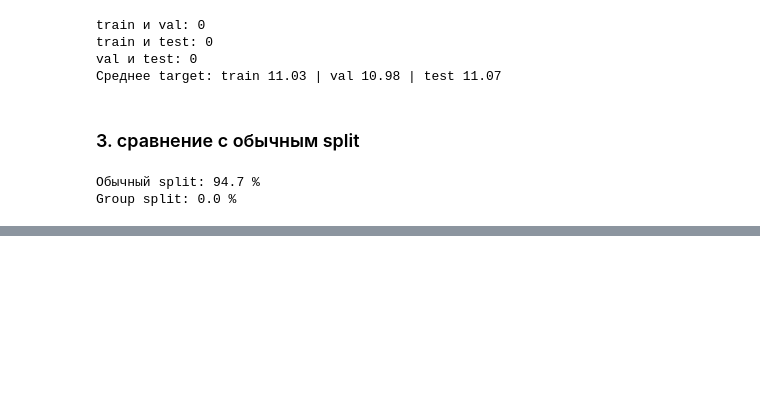
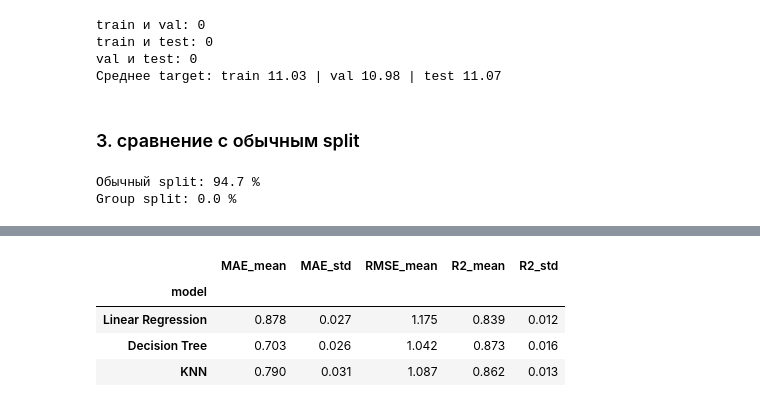
Before and after one commit to isk0nka-dot/Vehicle-Fuel-Efficiency, a Jupyter notebook: notebooks/midterm.ipynb, the cells around one changed output, grey strips where cells are left out. Saved outputs shown, nothing was run; the diff lists cells and outputs as text; code cells hidden in the pictures; blank space fills up the shorter version.

```diff
--- a/notebooks/midterm.ipynb
+++ b/notebooks/midterm.ipynb
@@ -891,0 +1179,33 @@ Group split: 0.0 %
+# %%
+from sklearn.model_selection import GroupKFold
+
+cv = GroupKFold(n_splits=5)   # группы Make + Model не пересекаются между фолдами
+
+models = {
+    "Linear Regression": Pipeline([("prep", preprocessor_base), ("model", LinearRegression())]),
+    "Decision Tree": Pipeline([("prep", preprocessor_base),
+                               ("model", DecisionTreeRegressor(max_depth=best_depth, random_state=RANDOM_STATE))]),
+    "KNN": Pipeline([("prep", preprocessor_knn),
+                     ("model", KNeighborsRegressor(n_neighbors=best_k))]),
+}
+scoring = {"mae": "neg_mean_absolute_error",
+           "rmse": "neg_root_mean_squared_error",
+           "r2": "r2"}
+
+cv_rows = []
+for name, model in models.items():
+    s = cross_validate(model, X_train, y_train, cv=cv, groups=g_train, scoring=scoring)
+    cv_rows.append({
+        "model": name,
+        "MAE_mean": -s["test_mae"].mean(), "MAE_std": s["test_mae"].std(),
+        "RMSE_mean": -s["test_rmse"].mean(),
+        "R2_mean": s["test_r2"].mean(), "R2_std": s["test_r2"].std(),
+    })
+cv_table = pd.DataFrame(cv_rows).set_index("model")
+cv_table.round(3)
+# %% [output]
+|  | MAE_mean | MAE_std | RMSE_mean | R2_mean | R2_std |
+| model |  |  |  |  |  |
+| Linear Regression | 0.878 | 0.027 | 1.175 | 0.839 | 0.012 |
+| Decision Tree | 0.703 | 0.026 | 1.042 | 0.873 | 0.016 |
+| KNN | 0.790 | 0.031 | 1.087 | 0.862 | 0.013 |
```
Also changed, not shown: parts of 31 cells of this notebook.
